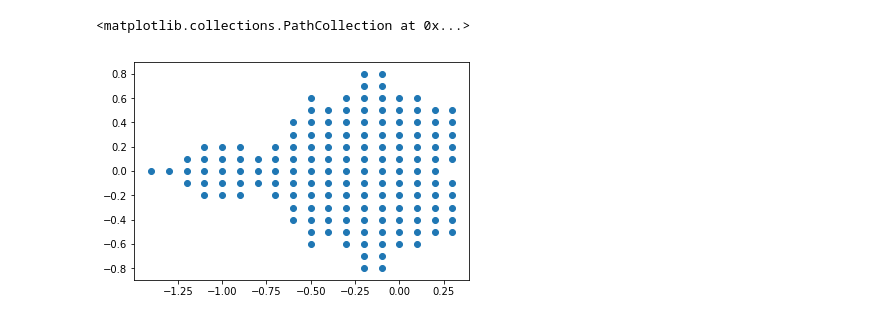
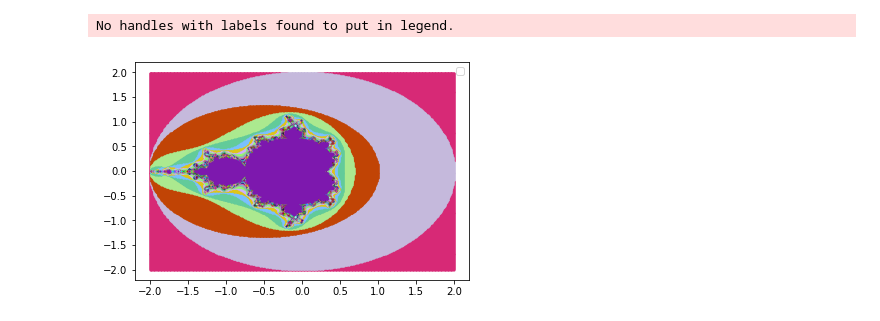
Before and after one commit to govi218/fractals, a Jupyter notebook: mandelbrot.ipynb, the cells around one changed output. Drawn from its saved outputs; the diff is of its cells as text; code cells hidden in the pictures.

```diff
--- a/mandelbrot.ipynb
+++ b/mandelbrot.ipynb
@@ -18,12 +22,13 @@ def mandelbrot_process(c, boundary, max_iterations=256):
     z = 0+0j
     i = 0
     while absolute(z) < absolute(boundary):
-#         print('i:',i,'z:',z)
+#         if i%20 == 0:
+#             print('i:',i,'z:',z)
         if i == max_iterations:
-            return True
+            break
         z = z*z + c
         i += 1
-    return False
+    return i
 # %%
 # @njit()
 def mandelbrot(start, end, step):
@@ -46,4 +52,4 @@ def mandelbrot(start, end, step):
 def run(a):
     m_set = mandelbrot(-2.0,2.0,0.1)
 # %%
-m_set = mandelbrot(-2.0,2.0,0.1)
+m_set = mandelbrot(-2.00,2.00,0.01)
@@ -54,5 +57,0 @@ m_set[0]
-# %%
-plt.scatter(*zip(*m_set))
-# %% [output]
-<matplotlib.collections.PathCollection at 0x...>
-[figure, removed]
@@ -58,0 +60,14 @@ plt.scatter(*zip(*m_set))
+# %%
+labels = []
+x_vals = []
+y_vals = []
+
+for point in m_set:
+#     print(point)
+    labels.append(point[2])
+    x_vals.append(point[0])
+    y_vals.append(point[1])
+
+labels = np.array(labels)
+x_vals = np.array(x_vals)
+y_vals = np.array(y_vals)
@@ -58,0 +82,18 @@ plt.scatter(*zip(*m_set))
+# %%
+import numpy as np
+from matplotlib import pyplot as plt
+
+scatter_x = np.array([1,2,3,4,5])
+scatter_y = np.array([5,4,3,2,1])
+group = np.array([1,3,2,1,3])
+cdict = {1: 'red', 2: 'blue', 3: 'green'}
+
+fig, ax = plt.subplots()
+for g in np.unique(labels):
+    ix = np.where(labels == g)
+    ax.scatter(x_vals[ix], y_vals[ix], c = c_array[g], s = 1)
+ax.legend()
+plt.show()
+# %% [output]
+No handles with labels found to put in legend.
+[figure, added]
```
Also changed, not shown: parts of 7 cells of this notebook.
